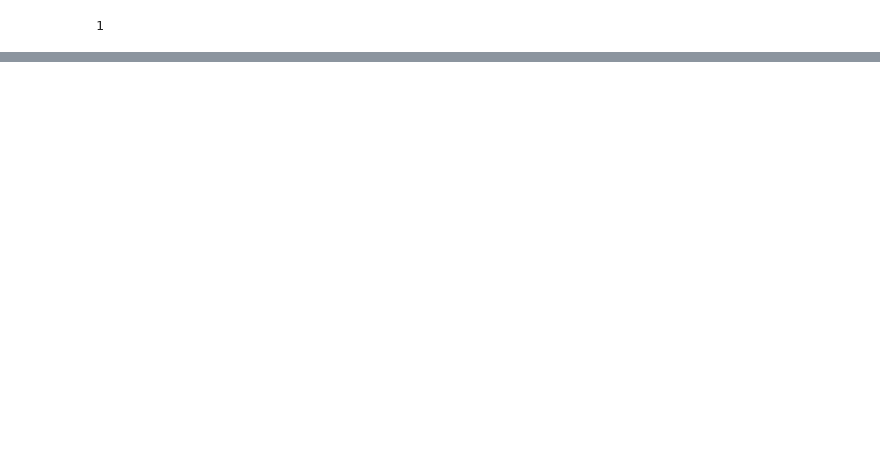
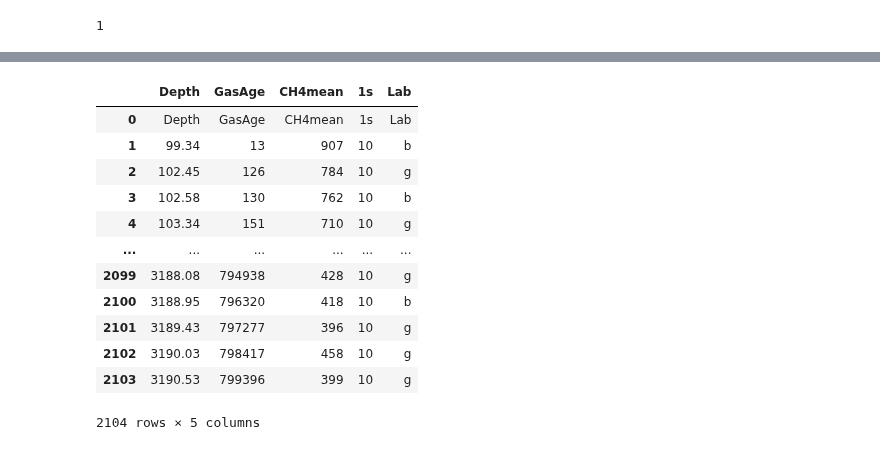
Before and after one commit to AudeAllen/PDA_Project2, a Jupyter notebook: PDA_Project2.ipynb, the cells around one changed output, grey strips where cells are left out. Drawn from its saved outputs; the diff is of its cells as text; code cells hidden in the pictures; blank space fills up the shorter version.

```diff
--- a/PDA_Project2.ipynb
+++ b/PDA_Project2.ipynb
@@ -488,0 +528,29 @@ I have got the CH4 data from https://sealevel.info/ch4.html. This data goes from
+# %%
+# Firstly I need to delete top number of rows from .txt file  and convert to .csv file
+# I am going to look at the Methane_Raw_Early.txt and export to csv
+
+import pandas as pd
+
+columns = ['Depth', 'GasAge','CH4mean','1s', 'Lab']
+
+data = pd.read_csv('Roughwork_Methane/Methane_Raw_Early.txt', skiprows=153, delim_whitespace=True, names=columns, engine='python')
+
+display(data)
+
+df = data[['GasAge', 'CH4mean']]
+
+df.to_csv (r'Roughwork_Methane/Methane.csv', index=None)
+# %% [output]
+|  | Depth | GasAge | CH4mean | 1s | Lab |
+| 0 | Depth | GasAge | CH4mean | 1s | Lab |
+| 1 | 99.34 | 13 | 907 | 10 | b |
+| 2 | 102.45 | 126 | 784 | 10 | g |
+| 3 | 102.58 | 130 | 762 | 10 | b |
+| 4 | 103.34 | 151 | 710 | 10 | g |
+| ... | ... | ... | ... | ... | ... |
+| 2099 | 3188.08 | 794938 | 428 | 10 | g |
+| 2100 | 3188.95 | 796320 | 418 | 10 | b |
+| 2101 | 3189.43 | 797277 | 396 | 10 | g |
+| 2102 | 3190.03 | 798417 | 458 | 10 | g |
+| 2103 | 3190.53 | 799396 | 399 | 10 | g |
+2104 rows × 5 columns
```
Also changed, not shown: parts of 8 cells of this notebook, 6 other files.
